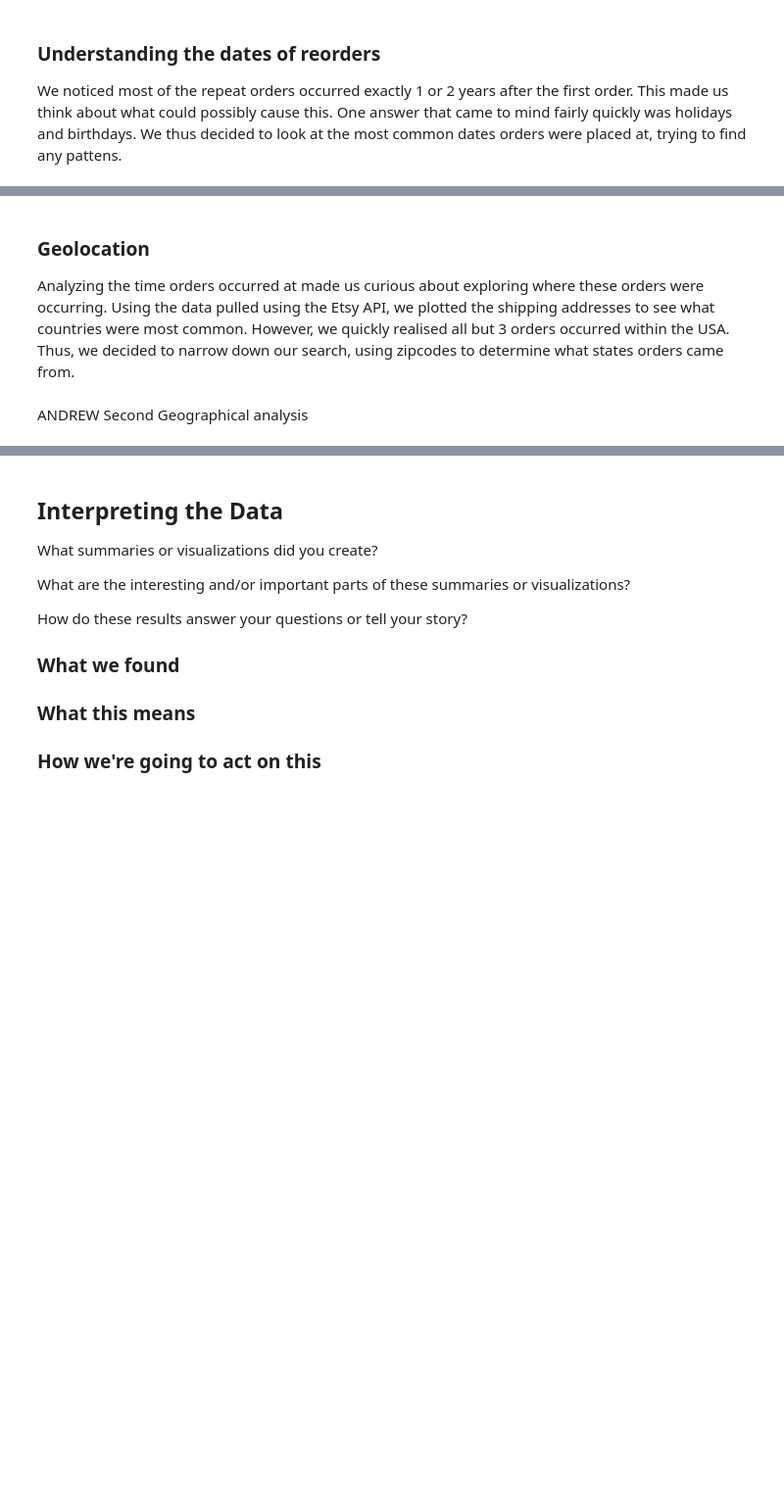
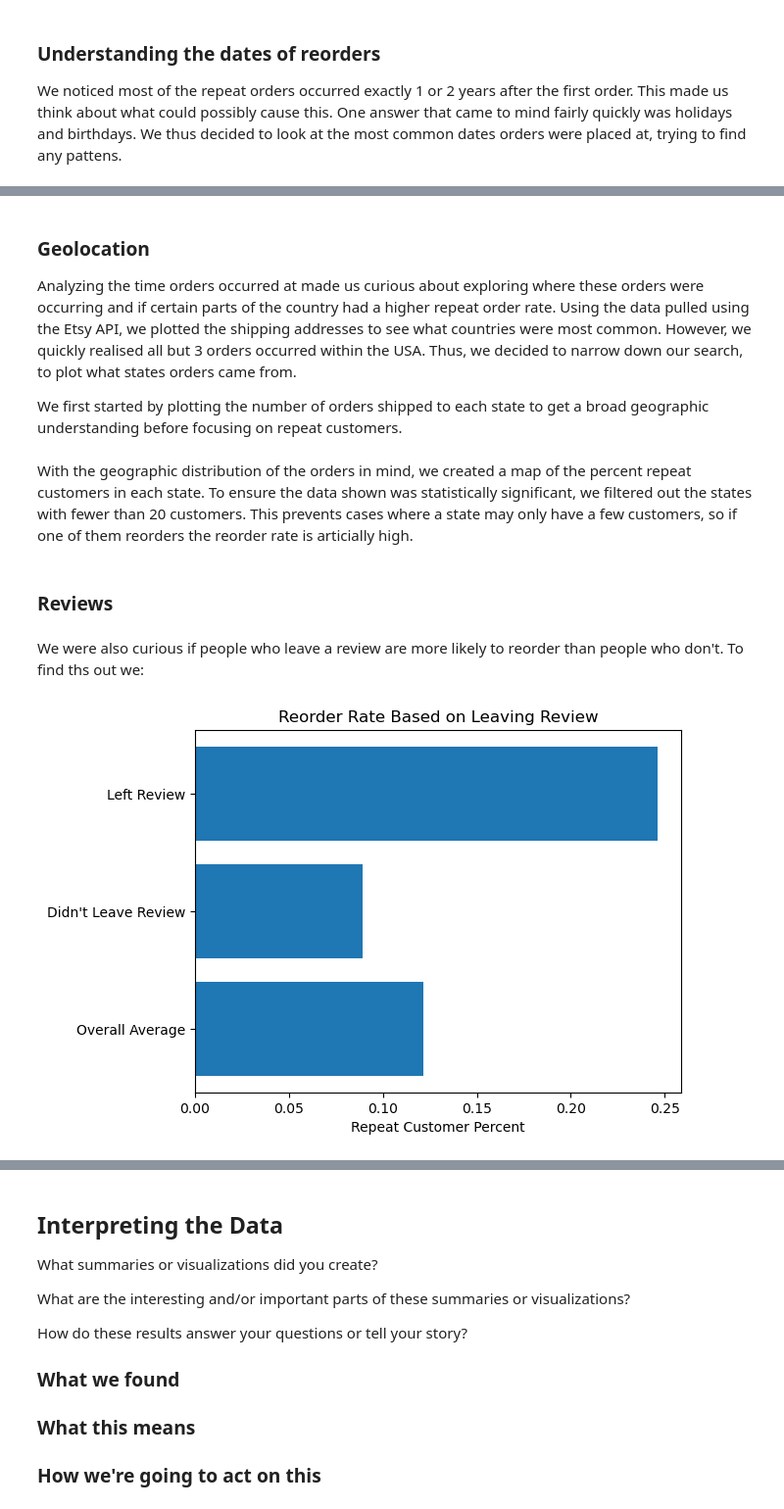
Before and after one commit to olincollege/repeat-order-analysis, a Jupyter notebook: Essay.ipynb, the cells around one changed output, grey strips where cells are left out. Shown at 98% size. Cells and saved outputs as stored; diff of their text form; code cells hidden in the pictures; blank space fills up the shorter version.

```diff
--- a/Essay.ipynb
+++ b/Essay.ipynb
@@ -140,7 +194,9 @@ trying to find any pattens.
 # %% [markdown]
 ### Geolocation
 
-Analyzing the time orders occurred at made us curious about exploring where these orders were occurring. Using the data pulled using the Etsy API, we plotted the shipping addresses to see what countries were most common. However, we quickly realised all but 3 orders occurred within the USA. Thus, we decided to narrow down our search, using zipcodes to determine what states orders came from.
+Analyzing the time orders occurred at made us curious about exploring where these orders were occurring and if certain parts of the country had a higher repeat order rate. Using the data pulled using the Etsy API, we plotted the shipping addresses to see what countries were most common. However, we quickly realised all but 3 orders occurred within the USA. Thus, we decided to narrow down our search, to plot what states orders came from.
+
+We first started by plotting the number of orders shipped to each state to get a broad geographic understanding before focusing on repeat customers.
 # %%
 df = pd.read_csv("https://raw.githubusercontent.com/plotly/datasets/master/fips-unemp-16.csv",
                    dtype={"fips": str})
@@ -158,8 +214,8 @@ fig = px.choropleth(state_list, locationmode = 'USA-states', locations='state',
                         )
 fig.update_layout(title_text = 'Etsy Orders by State', geo_scope='usa', margin={"r":20,"t":80,"l":0,"b":30})
 fig.show()
-# %% [markdown]
-ANDREW Second Geographical analysis
+# %% [markdown]
+With the geographic distribution of the orders in mind, we created a map of the percent repeat customers in each state. To ensure the data shown was statistically significant, we filtered out the states with fewer than 20 customers. This prevents cases where a state may only have a few customers, so if one of them reorders the reorder rate is articially high.
 # %%
 id_state = extract_data(orders, 'buyer_user_id', 'state')
 state = extract_data(orders, 'state')
@@ -193,3 +249,53 @@ fig = px.choropleth(state_reorder_df, locationmode = 'USA-states', locations='st
                         )
 fig.update_layout(title_text = 'Percent Repeat Customers by State', geo_scope='usa', margin={"r":20,"t":80,"l":0,"b":30})
 fig.show()
+# %% [markdown]
+### Reviews
+# %% [markdown]
+We were also curious if people who leave a review are more likely to reorder than people who don't. To find ths out we:
+# %%
+review_ids = extract_data(reviews, 'buyer_user_id')
+num_orders_by_id = Counter(buyer_user_id)
+num_reviews_by_id = Counter(review_ids)
+left_review = list(num_reviews_by_id.keys())
+
+count_reorders = 0
+for id in left_review:
+    if num_orders_by_id[id] > 1:
+        count_reorders+=1
+
+repeat_percent_yes_review = count_reorders/len(left_review)
+
+count_reorders = 0
+for id in list(num_orders_by_id.keys()):
+    if num_orders_by_id[id] > 1:
+        count_reorders+=1
+
+repeat_percent_overall = count_reorders/len(list(num_orders_by_id.keys()))
+
+count_reorders = 0
+count_not_review = 0
+
+for id in list(num_orders_by_id.keys()):
+    if id not in left_review:
+        count_not_review += 1
+        if num_orders_by_id[id] > 1:
+            count_reorders+=1
+
+repeat_percent_no_review = count_reorders/count_not_review
+
+fig, ax = plt.subplots()
+
+# Example data
+labels = ["Left Review", "Didn't Leave Review", "Overall Average"]
+percents = [repeat_percent_yes_review, repeat_percent_no_review, repeat_percent_overall]
+
+ax.barh(range(len(labels)), percents, align='center')
+ax.set_yticks(range(len(labels)), labels=labels)
+ax.invert_yaxis()
+ax.set_xlabel('Repeat Customer Percent')
+ax.set_title('Reorder Rate Based on Leaving Review')
+
+plt.show()
+# %% [output]
+[figure, added]
```
Also changed, not shown: parts of 8 cells of this notebook, 1 other file.
